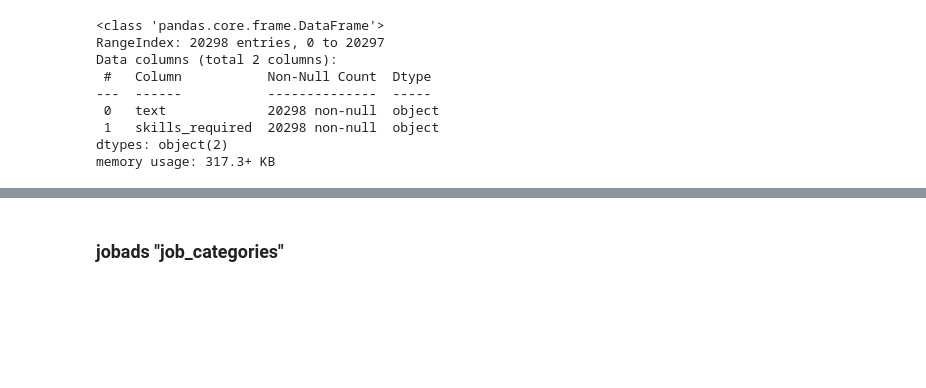
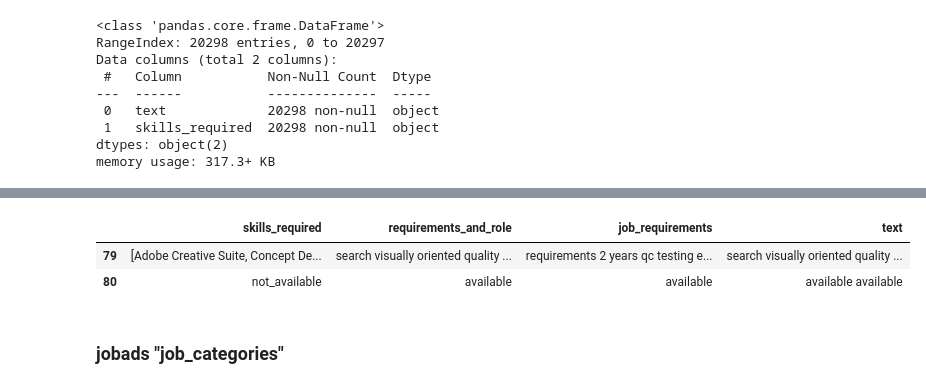
Before and after one commit to AndruOn/BERT-XMLC-Skill-Extraction, a Jupyter notebook: DataAnalysis/reformat.ipynb, the cells around one changed output, grey strips where cells are left out. Drawn from its saved outputs; the diff is of its cells as text; code cells hidden in the pictures; blank space fills up the shorter version.

Commit message:
data analysis on the skills label present in jobads dataset

```diff
--- a/DataAnalysis/reformat.ipynb
+++ b/DataAnalysis/reformat.ipynb
@@ -87,6 +87,12 @@ NTU's five-year strategic plan, NTU 2020, builds on strong foundations of NTU 20
 # %%
 SE_dataset_jobAds[['text', 'skills_required']].to_csv('jobads_dataset.csv')
 #SE_dataset_jobAds[['text', 'skills_required']].to_json('jobads_dataset.json', orient='records')
+# %%
+SE_dataset_jobAds.iloc[79:81]
+# %% [output]
+|  | skills_required | requirements_and_role | job_requirements | text |
+| 79 | [Adobe Creative Suite, Concept De... | search visually oriented quality ... | requirements 2 years qc testing e... | search visually oriented quality ... |
+| 80 | not_available | available | available | available available |
 # %% [markdown]
 ### jobads "job_categories"
 # %%
```
Also changed, not shown: 1 other file.
